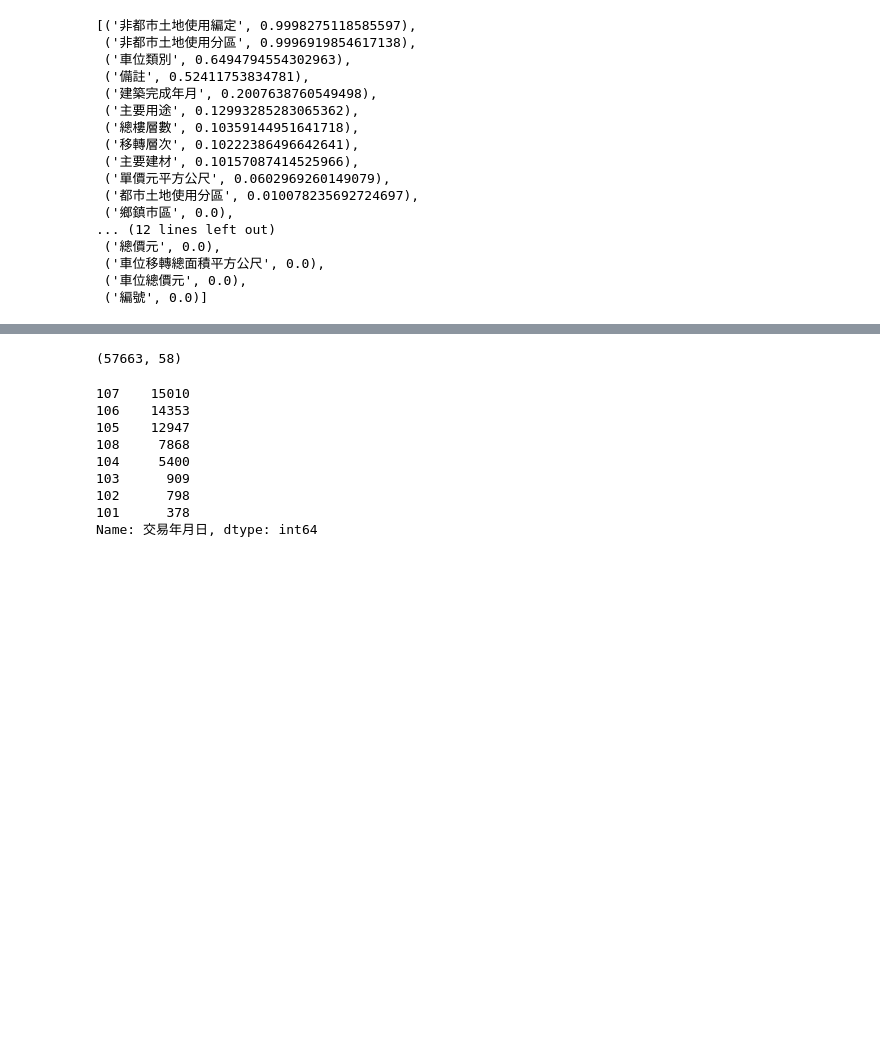
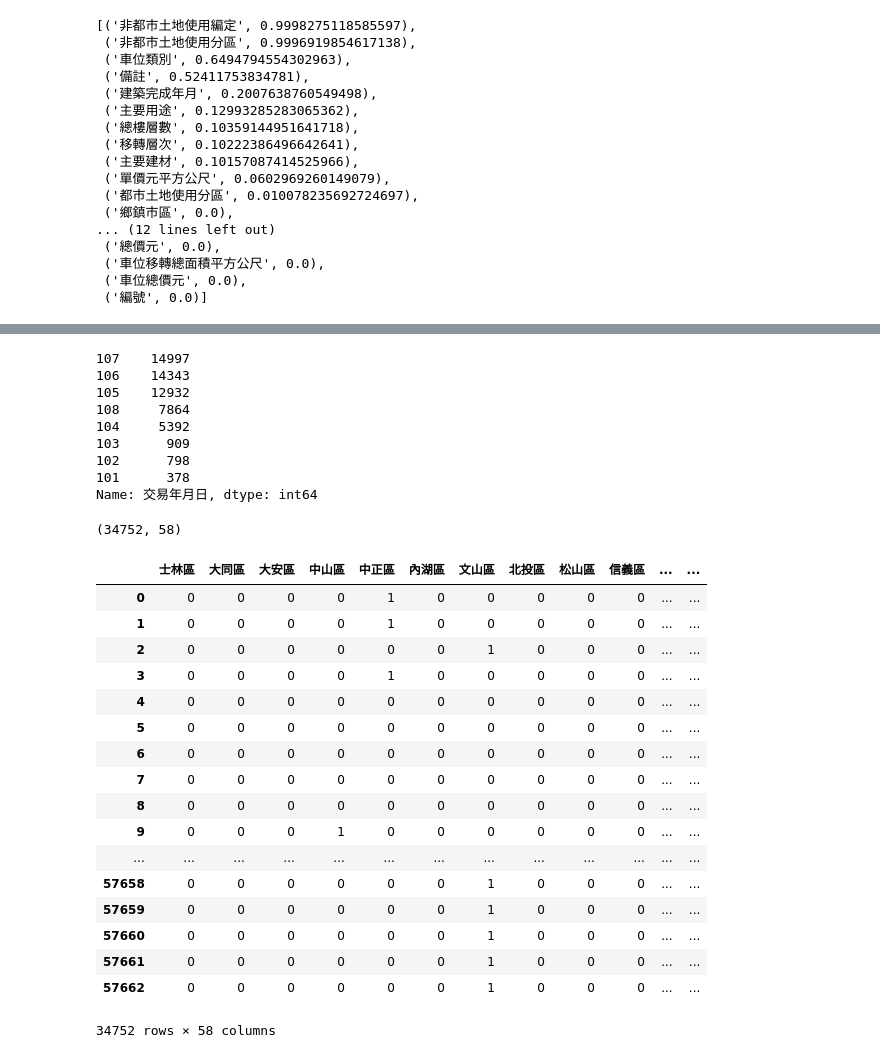
Before and after one commit to AbandonBlue/Machine-learning-project, a Jupyter notebook: 機器學習期末專題.ipynb, the cells around one changed output, grey strips where cells are left out. Saved outputs shown, nothing was run; the diff lists cells and outputs as text; code cells hidden in the pictures; blank space fills up the shorter version.

```diff
--- a/機器學習期末專題.ipynb
+++ b/機器學習期末專題.ipynb
@@ -145,0 +1341,4 @@ data = data.drop(columns=del_columns)
+# %%
+print(f'刪除異常值前 X.shape: {data.shape}')
+data = data.loc[data['建物移轉總面積平方公尺'] < data['建物移轉總面積平方公尺'].mean()+3*data['建物移轉總面積平方公尺'].std()]
+print(f'刪除異常值後 X.shape: {data.shape}')
@@ -165,8 +1377,3 @@ X = data.drop(columns=['總價元', '單價元平方公尺', '區總價'])
-# %%
-# 前處過後資料筆數
-X.shape
-# %% [output]
-(57663, 58)
 # %%
 # 將資料按照年份切分, 避免時間窺探
 X_105 = X[np.where(X['交易年月日'] <= 105, True, False)]
@@ -174,13 +1381,19 @@ X_106 = X[np.where(X['交易年月日'] <= 106, True, False)]
 X_107 = X[np.where(X['交易年月日'] <= 107, True, False)]
 X_108 = X[np.where(X['交易年月日'] <= 108, True, False)]
 
+y_106 = y[np.where(X['交易年月日'] <= 106, True, False)]
+
+
+X_107_only = X[np.where(X['交易年月日'] == 107, True, False)]
+y_107_only = y[np.where(X['交易年月日'] == 107, True, False)]
+
 print(X_108['交易年月日'].value_counts())
 # %% [output]
-107    15010
-106    14353
-105    12947
-108     7868
-104     5400
+107    14997
+106    14343
+105    12932
+108     7864
+104     5392
 103      909
 102      798
 101      378
@@ -219,2 +1427,39 @@ X_train, X_test, y_train, y_test = train_test_split(X, y, test_size=0.2, random_
+# %%
+# 訓練集與測試集
+from sklearn.model_selection import train_test_split
+from sklearn.preprocessing import StandardScaler
+
+# 用6:2:2 訓練、驗證、測試
+X_train, y_train = X_106.copy(), y_106
+X_val, X_test, y_val, y_test = train_test_split(X_107_only, y_107_only, test_size=0.5, random_state=42, shuffle=True)
+
+# 標準化
+# scaler = StandardScaler()
+# X_train = scaler.fit_transform(X_train)
+# X_val = scaler.fit_transform(X_val)
+# X_test = scaler.fit_transform(X_test)
+# %%
+print(X_train.shape)
+X_train
+# %% [output]
+(34752, 58)
+|  | 士林區 | 大同區 | 大安區 | 中山區 | 中正區 | 內湖區 | 文山區 | 北投區 | 松山區 | 信義區 | ... | ... |
+| 0 | 0 | 0 | 0 | 0 | 1 | 0 | 0 | 0 | 0 | 0 | ... | ... |
+| 1 | 0 | 0 | 0 | 0 | 1 | 0 | 0 | 0 | 0 | 0 | ... | ... |
+| 2 | 0 | 0 | 0 | 0 | 0 | 0 | 1 | 0 | 0 | 0 | ... | ... |
+| 3 | 0 | 0 | 0 | 0 | 1 | 0 | 0 | 0 | 0 | 0 | ... | ... |
+| 4 | 0 | 0 | 0 | 0 | 0 | 0 | 0 | 0 | 0 | 0 | ... | ... |
+| 5 | 0 | 0 | 0 | 0 | 0 | 0 | 0 | 0 | 0 | 0 | ... | ... |
+| 6 | 0 | 0 | 0 | 0 | 0 | 0 | 0 | 0 | 0 | 0 | ... | ... |
+| 7 | 0 | 0 | 0 | 0 | 0 | 0 | 0 | 0 | 0 | 0 | ... | ... |
+| 8 | 0 | 0 | 0 | 0 | 0 | 0 | 0 | 0 | 0 | 0 | ... | ... |
+| 9 | 0 | 0 | 0 | 1 | 0 | 0 | 0 | 0 | 0 | 0 | ... | ... |
+| ... | ... | ... | ... | ... | ... | ... | ... | ... | ... | ... | ... | ... |
+| 57658 | 0 | 0 | 0 | 0 | 0 | 0 | 1 | 0 | 0 | 0 | ... | ... |
+| 57659 | 0 | 0 | 0 | 0 | 0 | 0 | 1 | 0 | 0 | 0 | ... | ... |
+| 57660 | 0 | 0 | 0 | 0 | 0 | 0 | 1 | 0 | 0 | 0 | ... | ... |
+| 57661 | 0 | 0 | 0 | 0 | 0 | 0 | 1 | 0 | 0 | 0 | ... | ... |
+| 57662 | 0 | 0 | 0 | 0 | 0 | 0 | 1 | 0 | 0 | 0 | ... | ... |
+34752 rows × 58 columns
 # %%
 # 線性回歸model、決策樹、隨機森林
```
Also changed, not shown: parts of 73 cells of this notebook.
